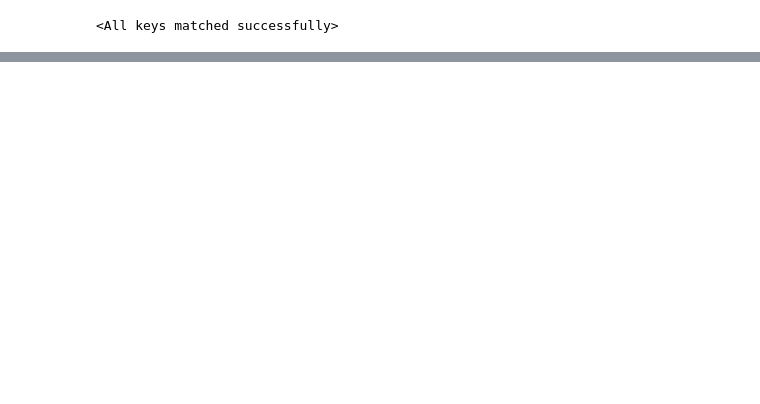
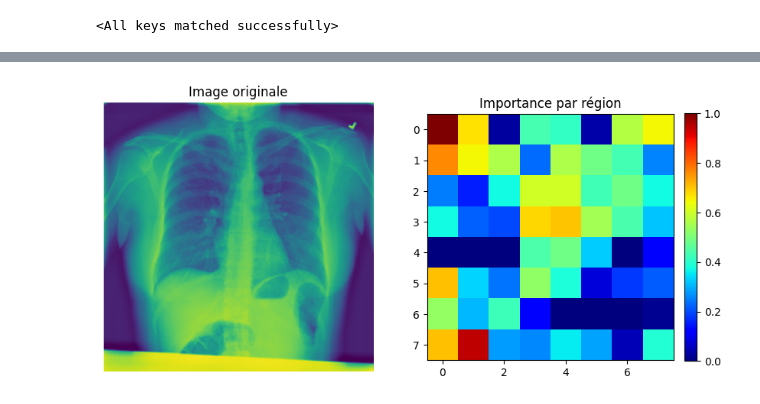
Before and after one commit to CedrickArmel/sep25_alt1_mle_ds_covid1, a Jupyter notebook: notebooks/3_0_model_explicability.ipynb, the cells around one changed output, grey strips where cells are left out. Saved outputs shown, nothing was run; the diff lists cells and outputs as text; code cells hidden in the pictures; blank space fills up the shorter version.

```diff
--- a/notebooks/3_0_model_explicability.ipynb
+++ b/notebooks/3_0_model_explicability.ipynb
@@ -37,7 +38,7 @@ model.load_state_dict(ckpt["state_dict"])
 <All keys matched successfully>
 # %%
 transforms = hydra.utils.instantiate(cfg.datamodule.dataset.transform)
-train_transforms = hydra.utils.instantiate(cfg.datamodule.train_transform)
+eval_transforms = hydra.utils.instantiate(cfg.datamodule.eval_transform)
 # %%
 preds = torch.unique(torch.cat([torch.load(f) for f in glob("/kaggle/working/sep25_alt1_mle_ds_covid1/logs/train/multiruns/2026-03-09_22-56-17/12/tensorboard/version_0/*.pt")]), dim=0)
 # %%
@@ -69,0 +120,23 @@ tensor([[0.5441, 0.4559]])
+# %%
+TARGET_LAYER =  'layer4'
+heatmap= make_gradcam_heatmap(imgt.unsqueeze(0), model.net, TARGET_LAYER, pred_index=0)
+# Visualiser les résultats
+plt.figure(figsize=(10, 7))
+
+# Original image
+plt.subplot(1, 2, 1)
+plt.imshow(img)
+plt.title("Image originale")
+plt.axis("off")
+
+# Heatmap
+plt.subplot(1, 2, 2)
+hm = plt.imshow(heatmap, cmap="jet")
+plt.title("Importance par région")
+
+# Heatmap scale
+plt.colorbar(hm, fraction=0.046, pad=0.04)
+
+plt.show()
+# %% [output]
+[figure, added]
```
Also changed, not shown: parts of 6 cells of this notebook.
